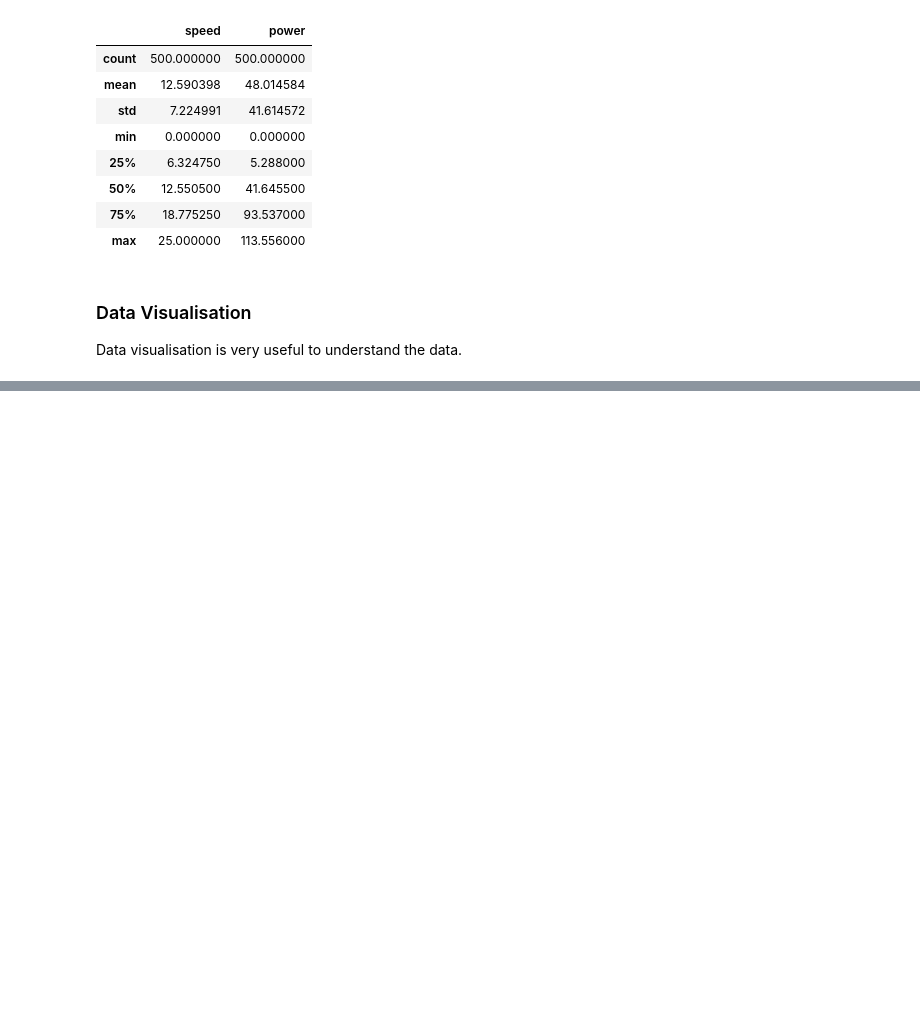
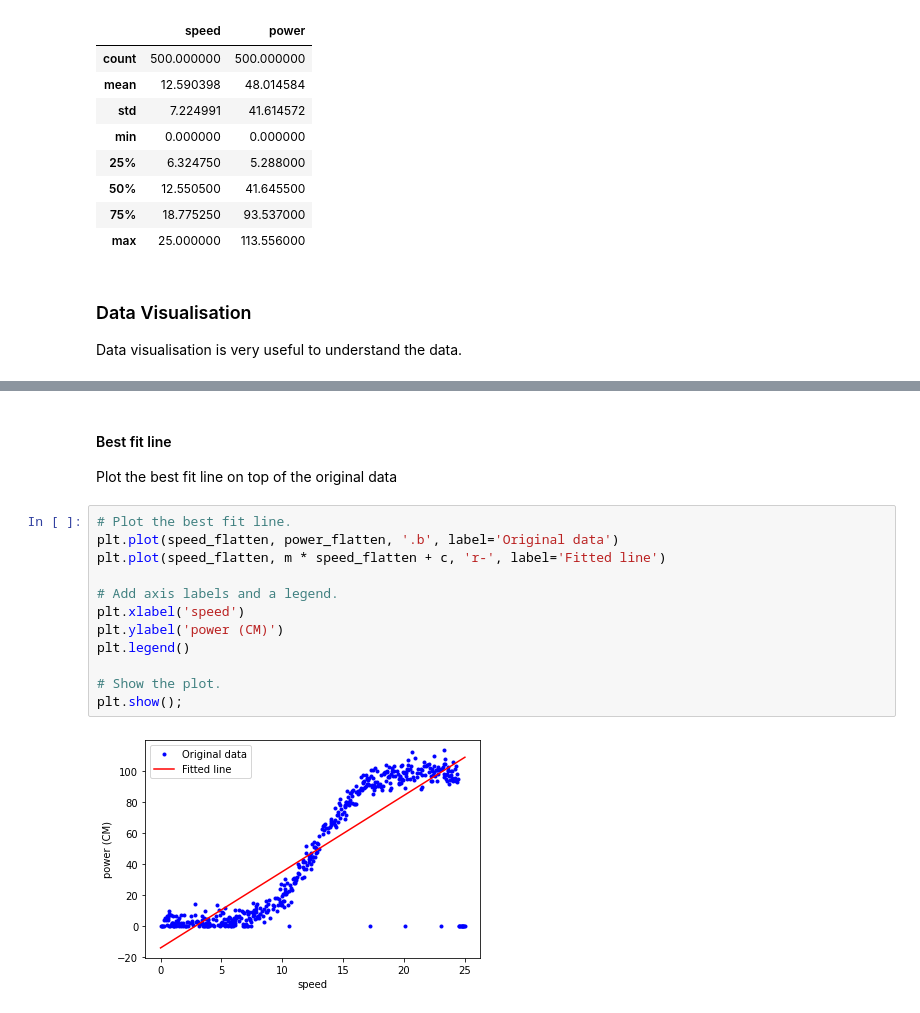
Before and after one commit to killfoley/fundamentalsofDA_project, a Jupyter notebook: Project.ipynb, the cells around one changed output, grey strips where cells are left out. Saved outputs shown, nothing was run; the diff lists cells and outputs as text; blank space fills up the shorter version.

```diff
--- a/Project.ipynb
+++ b/Project.ipynb
@@ -72,0 +92,17 @@ plt.show()
+# %% [markdown]
+#### Best fit line
+Plot the best fit line on top of the original data
+# %%
+# Plot the best fit line.
+plt.plot(speed_flatten, power_flatten, '.b', label='Original data')
+plt.plot(speed_flatten, m * speed_flatten + c, 'r-', label='Fitted line')
+
+# Add axis labels and a legend.
+plt.xlabel('speed')
+plt.ylabel('power (CM)')
+plt.legend()
+
+# Show the plot.
+plt.show();
+# %% [output]
+[figure, added]
```
Also changed, not shown: parts of 5 cells of this notebook.
